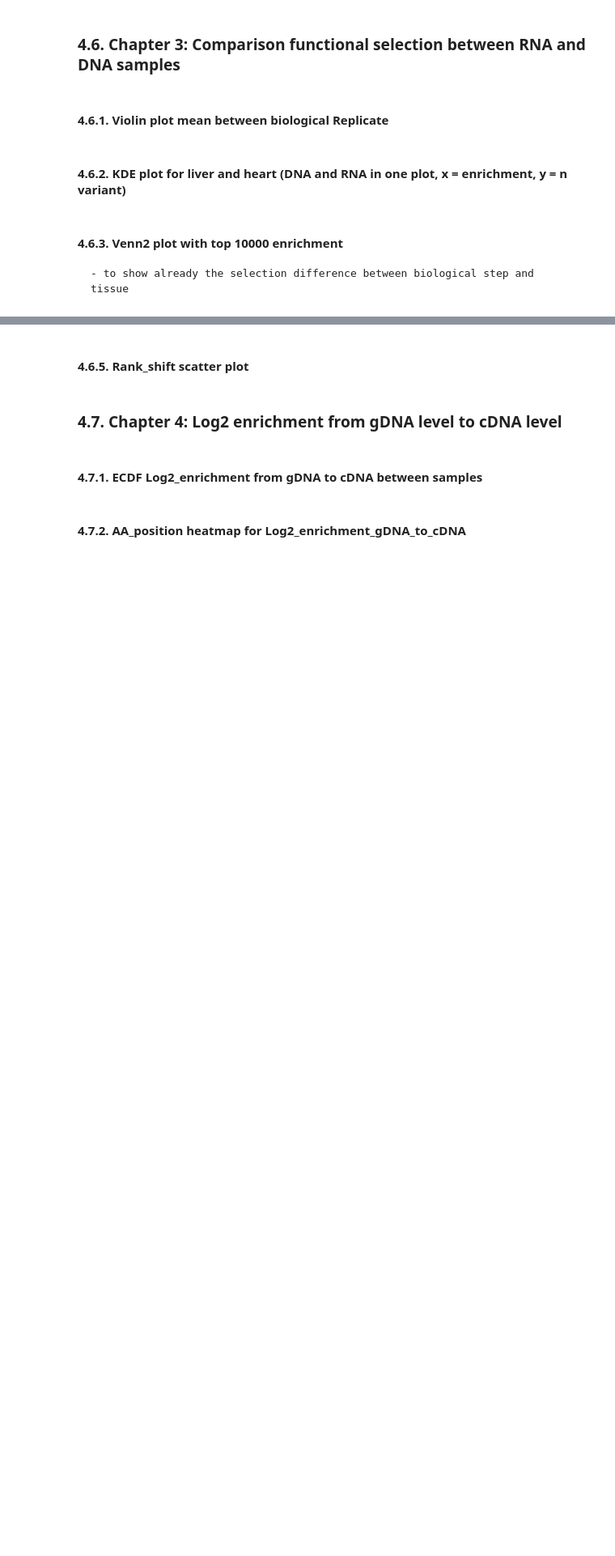
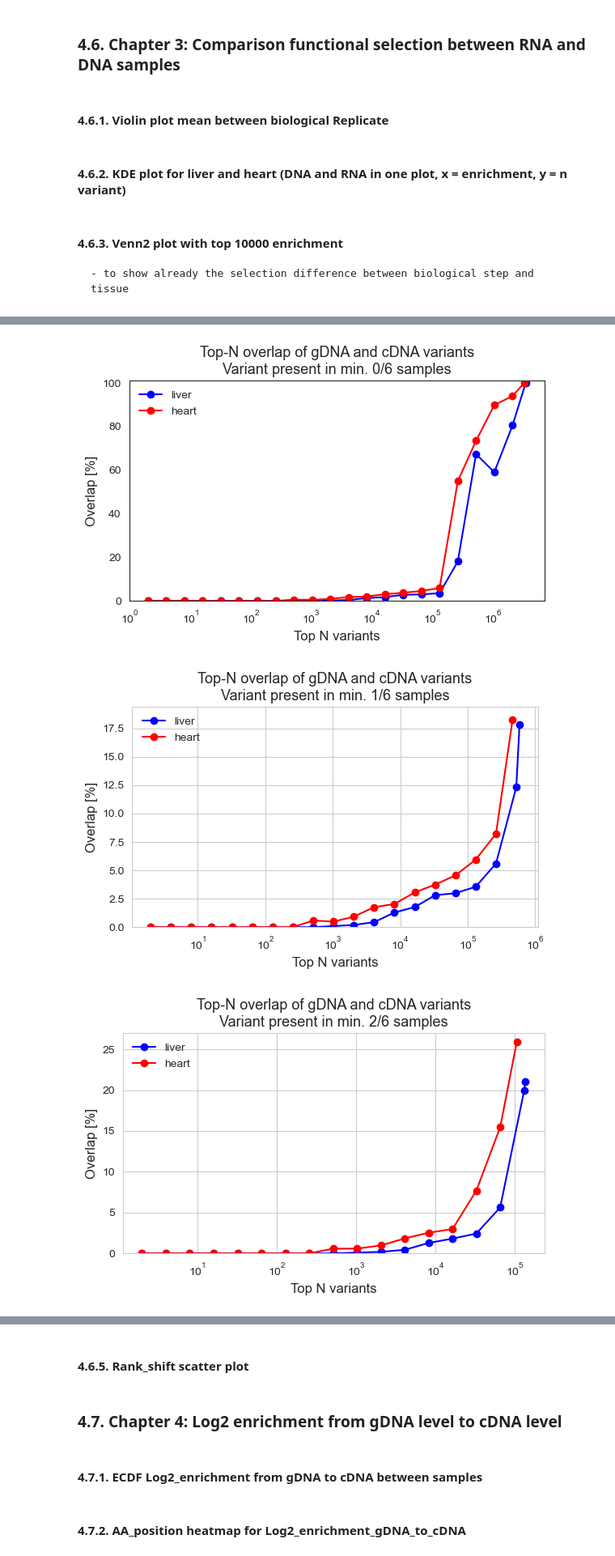
Before and after one commit to Kolly97/Internship_Grimm_Lab, a Jupyter notebook: Script_plots.ipynb, the cells around one changed output, grey strips where cells are left out. Shown at 81% size. Saved outputs shown, nothing was run; the diff lists cells and outputs as text; code cells hidden in the pictures; blank space fills up the shorter version.

```diff
--- a/Script_plots.ipynb
+++ b/Script_plots.ipynb
@@ -882,0 +1272,14 @@ for tissue, n_p in product (TISSUE, n):
+# %%
+number = list(range(0,7,1))
+for n in number:
+    Diagram_for_overlap_log2 (
+        table=df_pooled,
+        tissues=['liver', 'heart'],
+        n_samples=n,
+        save = False,
+        output_path=figures_dir/'3_gDNA_vs_cDNA'/'4_Diagram_of_overlap'
+    )
+# %% [output]
+[figure, added]
+[figure, added]
+[figure, added]
```
Also changed, not shown: parts of 20 cells of this notebook.
